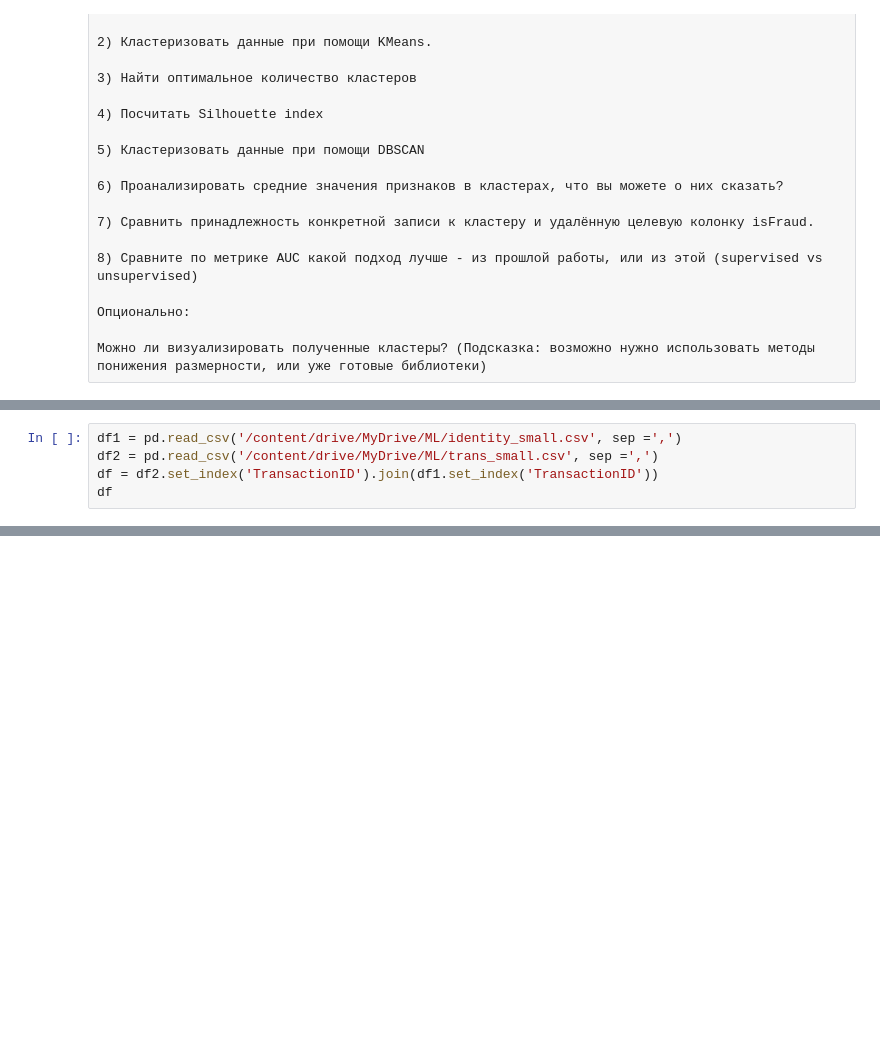
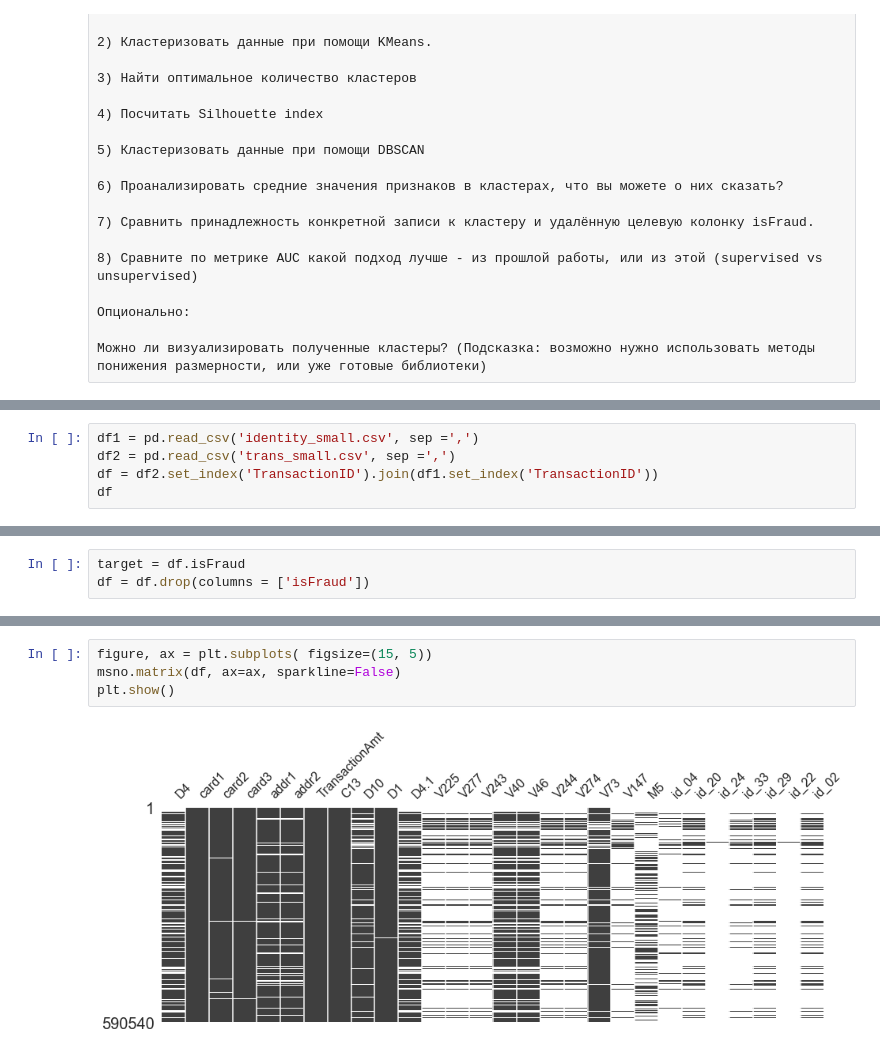
Before and after one commit to Oleg-Storozhev/HillelAI, a Jupyter notebook: Lesson_11/HW_11.ipynb, the cells around one changed output, grey strips where cells are left out. Drawn from its saved outputs; the diff is of its cells as text; blank space fills up the shorter version.

```diff
--- a/Lesson_11/HW_11.ipynb
+++ b/Lesson_11/HW_11.ipynb
@@ -43,5 +48,5 @@ sns.set(rc={'figure.figsize':(10, 8)})
 # %%
-df1 = pd.read_csv('/content/drive/MyDrive/ML/identity_small.csv', sep =',')
-df2 = pd.read_csv('/content/drive/MyDrive/ML/trans_small.csv', sep =',')
+df1 = pd.read_csv('identity_small.csv', sep =',')
+df2 = pd.read_csv('trans_small.csv', sep =',')
 df = df2.set_index('TransactionID').join(df1.set_index('TransactionID'))
 df
@@ -47,0 +70,3 @@ df
+# %%
+target = df.isFraud
+df = df.drop(columns = ['isFraud'])
@@ -47,0 +111,6 @@ df
+# %%
+figure, ax = plt.subplots( figsize=(15, 5))
+msno.matrix(df, ax=ax, sparkline=False)
+plt.show()
+# %% [output]
+[figure, added]
```
Also changed, not shown: parts of 47 cells of this notebook, 3 other files.
